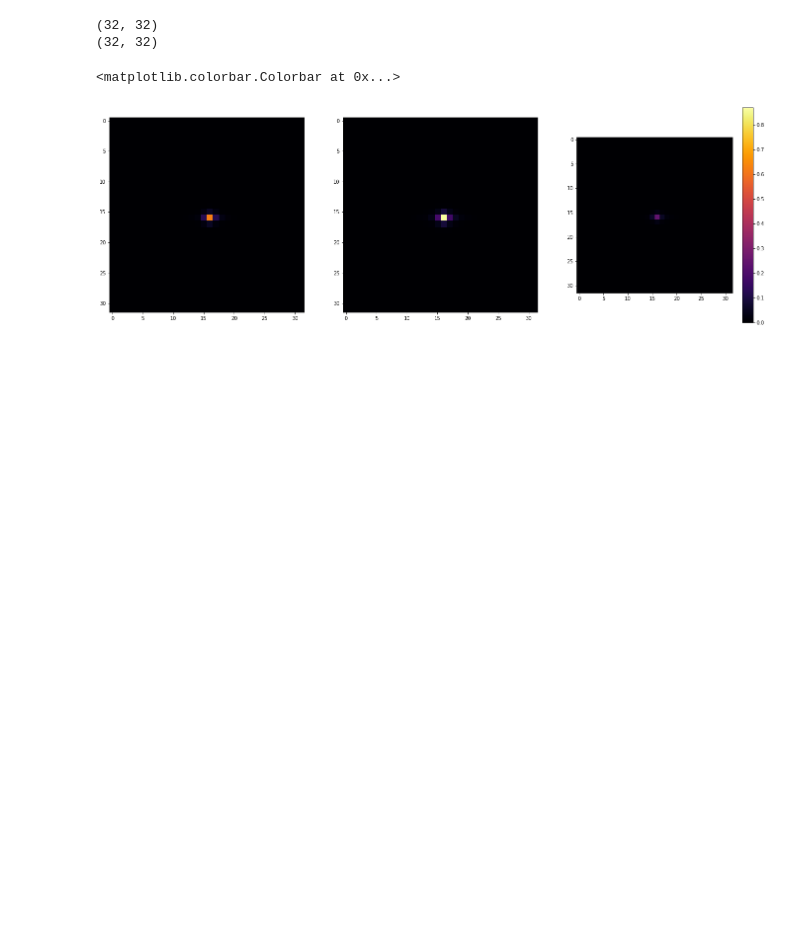
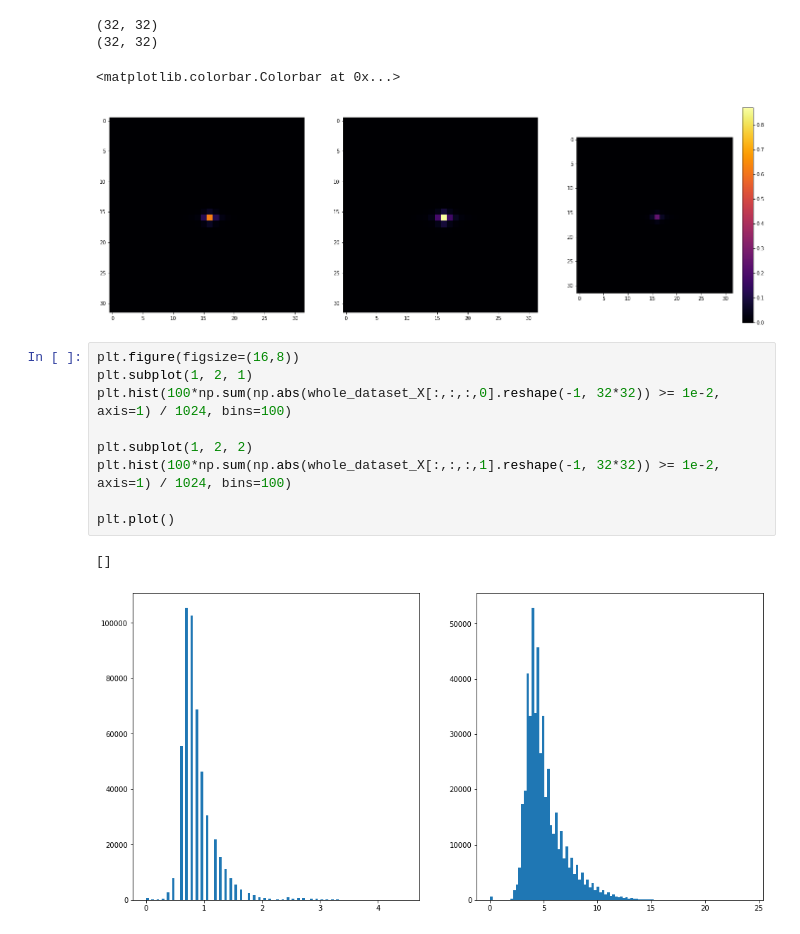
Before and after one commit to Ache17/E2E-2022, a Jupyter notebook: EDA.ipynb, the cells around one changed output. Cells and saved outputs as stored; diff of their text form; blank space fills up the shorter version.

```diff
--- a/EDA.ipynb
+++ b/EDA.ipynb
@@ -241,3 +241,15 @@ plt.colorbar()
 (32, 32)
 <matplotlib.colorbar.Colorbar at 0x...>
 [figure]
+# %%
+plt.figure(figsize=(16,8))
+plt.subplot(1, 2, 1)
+plt.hist(100*np.sum(np.abs(whole_dataset_X[:,:,:,0].reshape(-1, 32*32)) >= 1e-2, axis=1) / 1024, bins=100)
+
+plt.subplot(1, 2, 2)
+plt.hist(100*np.sum(np.abs(whole_dataset_X[:,:,:,1].reshape(-1, 32*32)) >= 1e-2, axis=1) / 1024, bins=100)
+
+plt.plot()
+# %% [output]
+[]
+[figure, added]
```
Also changed, not shown: parts of 4 cells of this notebook, 3 other files.
